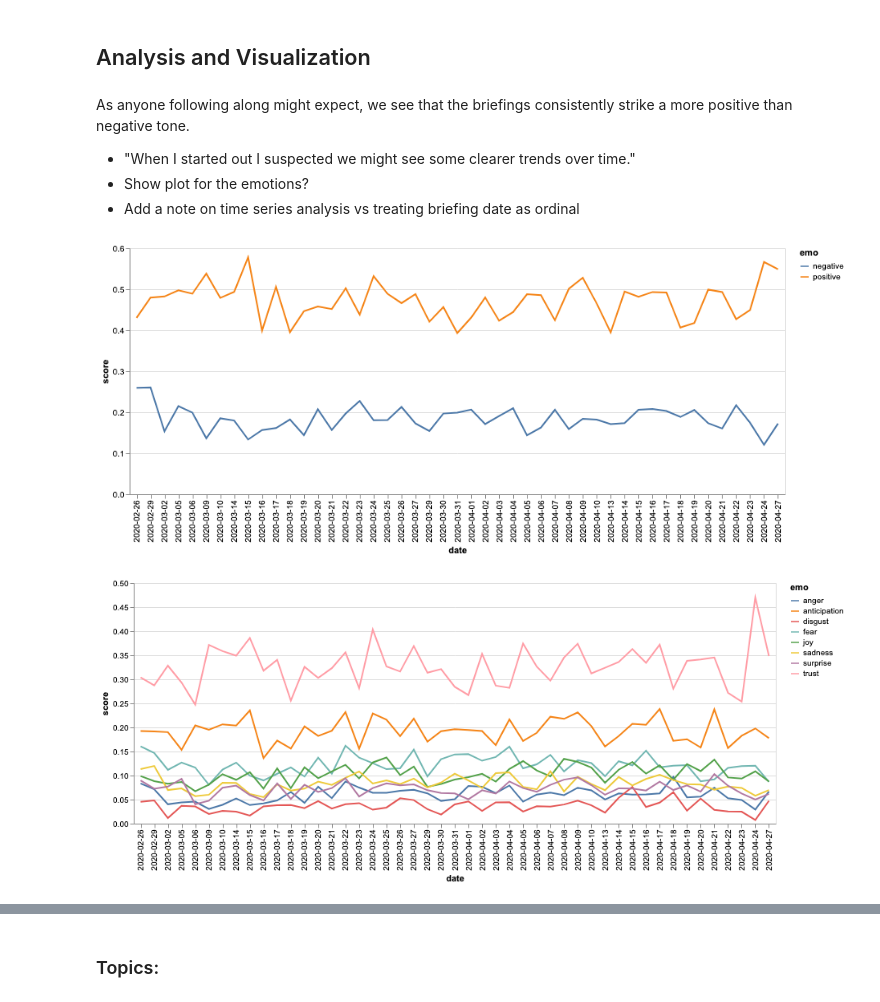
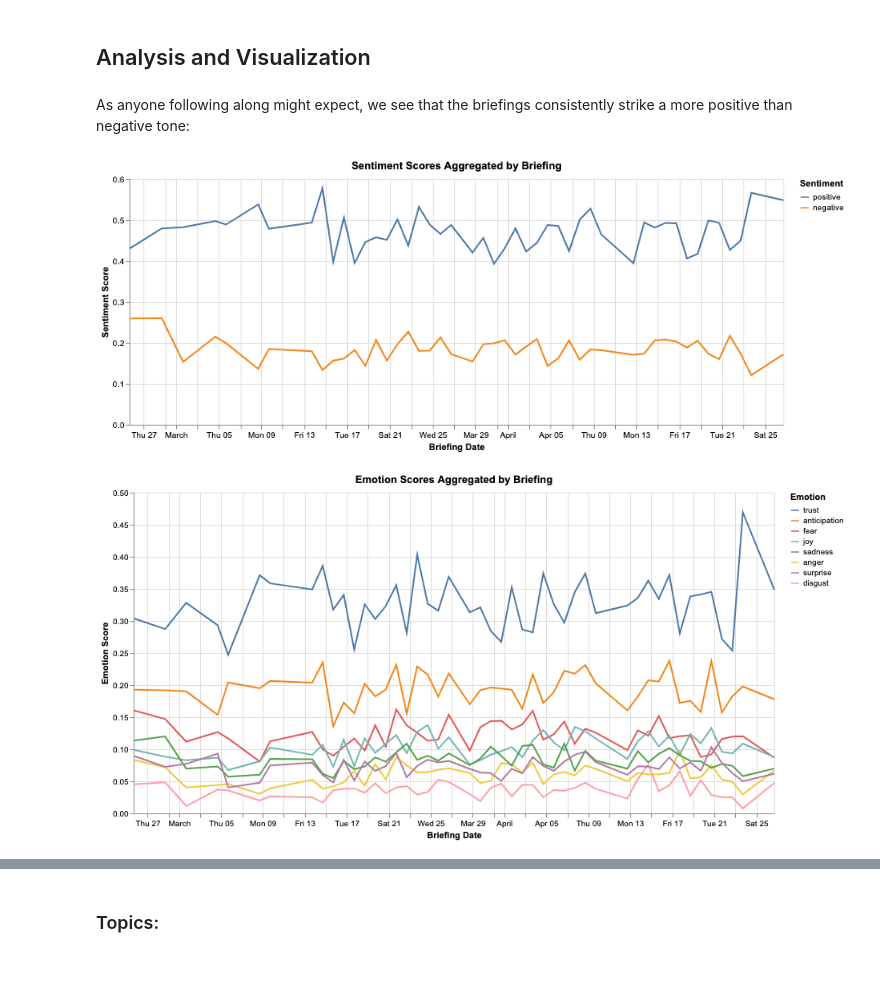
Before and after one commit to brendoncampbell/corona-briefing-tones, a Jupyter notebook: src/briefing_analysis.ipynb, the cells around one changed output, grey strips where cells are left out. Cells and saved outputs as stored; diff of their text form; code cells hidden in the pictures; blank space fills up the shorter version.

Commit message:
Updates to analysis plots

```diff
--- a/src/briefing_analysis.ipynb
+++ b/src/briefing_analysis.ipynb
@@ -431,36 +449,43 @@ briefings_df[['pp_text','topic_pred','topic_score']].head()
 # %% [markdown]
 ## Analysis and Visualization
 # %% [markdown]
-As anyone following along might expect, we see that the briefings consistently strike a more positive than negative tone.
-
-
-- "When I started out I suspected we might see some clearer trends over time."
-- Show plot for the emotions?
-- Add a note on time series analysis vs treating briefing date as ordinal
+As anyone following along might expect, we see that the briefings consistently strike a more positive than negative tone:
 # %%
-# ALL SPEAKERS, TRY TO FACET BY SPEAKERS?
-
+# prepare dataframe of aggregate sentiment scores by date for altair plotting
 briefings_by_date = briefings_df.groupby(['date']).mean().reset_index()
 sentiment_by_date = briefings_by_date[['positive', 'negative', 'date']]
 sentiment_by_date = sentiment_by_date.melt(['date'], var_name='emo', value_name='score')
 
-
+# plot aggregated scores
 alt.Chart(sentiment_by_date).mark_line().encode(
-    x='date:O',
-    y='score:Q',
-    color='emo:N'
-).properties(width = 800)
+    alt.X('date:T', axis=alt.Axis(title='Briefing Date', labelAngle=0)),
+    alt.Y('score:Q', axis=alt.Axis(title='Sentiment Score')),
+    alt.Color('emo:N',
+              legend=alt.Legend(title='Sentiment'),
+              sort=['positive'])
+).properties(
+    title = 'Sentiment Scores Aggregated by Briefing',
+    height = 300,
+    width = 800
+)
 # %% [output]
-[figure, old version]
+[figure, new version]
 # %%
+# prepare dataframe of aggregate emotion scores by date for altair plotting
 emotion_by_date = briefings_by_date.drop(columns=['topic_score', 'positive', 'negative'])
 emotion_by_date = emotion_by_date.melt(['date'], var_name='emo', value_name='score')
-emotion_by_date
 
+# plot aggregated scores
 alt.Chart(emotion_by_date).mark_line().encode(
-    x='date:O',
-    y='score:Q',
-    color='emo:N'
-).properties(width = 800)
+    alt.X('date:T', axis=alt.Axis(title='Briefing Date', labelAngle=0)),
+    alt.Y('score:Q', axis=alt.Axis(title='Emotion Score')),
+    alt.Color('emo:N',
+              legend=alt.Legend(title='Emotion'),
+              sort=['trust','anticipation','fear','joy','sadness','anger','surprise','red'])
+).properties(
+    title = 'Emotion Scores Aggregated by Briefing',
+    height = 400,
+    width = 800
+)
 # %% [output]
-[figure, old version]
+[figure, new version]
```
Also changed, not shown: parts of 35 cells of this notebook.
